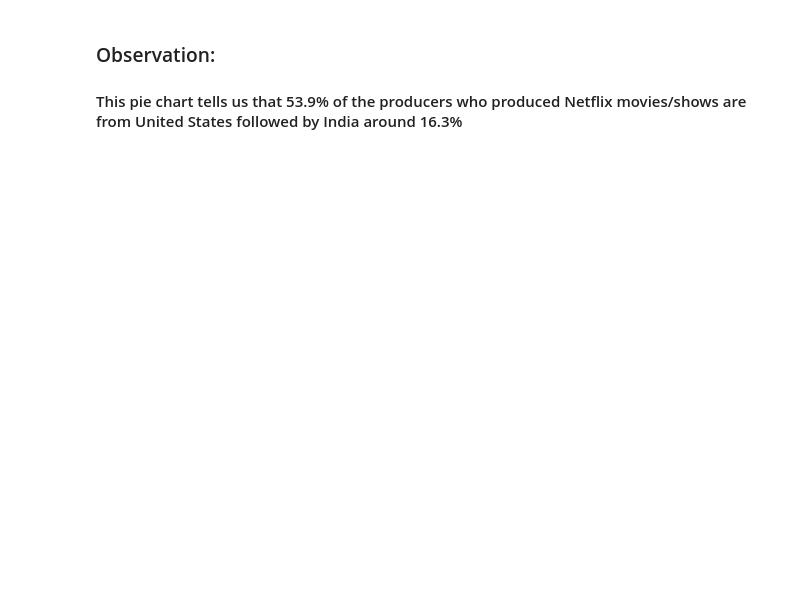
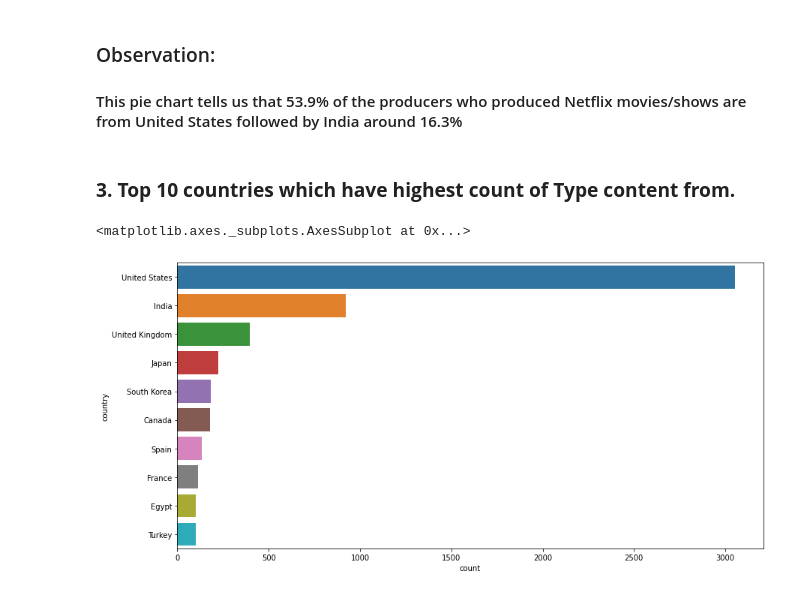
Before and after one commit to navinsambari123/NetFlix-Movies-and-TV-Shows-Clustering, a Jupyter notebook: Github_Netflix_Movies_and_TV_Shows_Clustering.ipynb, the cells around one changed output. Drawn from its saved outputs; the diff is of its cells as text; code cells hidden in the pictures; blank space fills up the shorter version.

```diff
--- a/Github_Netflix_Movies_and_TV_Shows_Clustering.ipynb
+++ b/Github_Netflix_Movies_and_TV_Shows_Clustering.ipynb
@@ -532,3 +532,12 @@ fig.show()
 # %% [markdown]
 ### Observation:
 #### This pie chart tells us that 53.9% of the producers who produced Netflix movies/shows are from United States followed by India around 16.3%
+# %% [markdown]
+### **3. Top 10 countries which have highest count of Type content from.**
+# %%
+# Plotting the column chart which tells us the count of the Type content of each country.
+plt.figure(figsize=(14, 7))
+sns.countplot(y ='country', data = data_df , palette="tab10", order=data_df['country'].value_counts().index[0:10] )
+# %% [output]
+<matplotlib.axes._subplots.AxesSubplot at 0x...>
+[figure, added]
```
Also changed, not shown: parts of 32 cells of this notebook.
